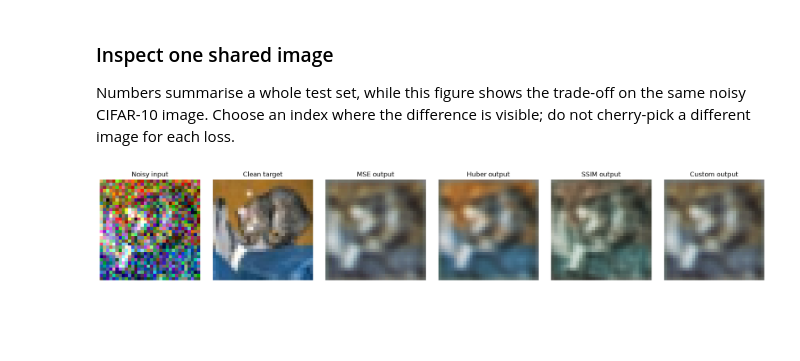
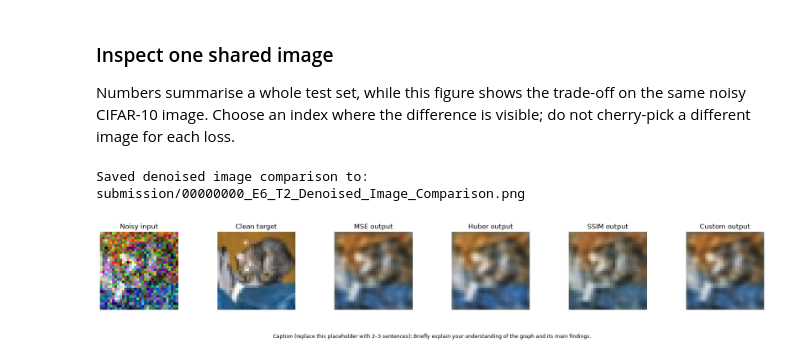
Before and after one commit to Shad0wSAMA/DeepLearningNotebooks, a Jupyter notebook: Filled/06_Autoencoders.ipynb, the cells around one changed output. Saved outputs shown, nothing was run; the diff lists cells and outputs as text; code cells hidden in the pictures; blank space fills up the shorter version.

```diff
--- a/Filled/06_Autoencoders.ipynb
+++ b/Filled/06_Autoencoders.ipynb
@@ -1111,7 +1190,7 @@ train(
 Let's now check how the reconstructed images look:
 # %%
 cnn_gt_model.eval()
-idx_example = np.random.randint(0, len(x_test_noise) - 1)
+idx_example = np.random.randint(0, len(x_test_noise))
 with torch.no_grad():
     noisy_input = torch.tensor(x_test_noise[idx_example:idx_example+2].transpose(0, 3, 1, 2), dtype=torch.float32).to(DEVICE)
     denoised_output = cnn_gt_model(noisy_input).cpu().numpy().transpose(0, 2, 3, 1)
@@ -1218,7 +1323,7 @@ print('Model with Skip Connections MSE: {:0.4f}'.format(mse))
 # %% [markdown]
 Let's visualise how the denoised images look:
 # %%
-idx_example = np.random.randint(0, len(x_test_noise) - 1)
+idx_example = np.random.randint(0, len(x_test_noise))
 with torch.no_grad():
     noisy_input = torch.tensor(
         x_test_noise[idx_example:idx_example+2].transpose(0, 3, 1, 2),
@@ -1370,7 +1481,13 @@ class AutoencoderSeg(nn.Module):
 
 
 # Training
-device = torch.device("cuda" if torch.cuda.is_available() else "cpu")
+if torch.cuda.is_available():
+    device = torch.device("cuda")
+elif torch.backends.mps.is_available():
+    device = torch.device("mps")
+else:
+    device = torch.device("cpu")
+
 model = AutoencoderSeg(num_classes=2).to(device)
 criterion = nn.CrossEntropyLoss()
 optimizer = optim.Adam(model.parameters(), lr=1e-4)
@@ -2052,6 +2302,23 @@ print(f"{'Loss':<10} {'MSE':>10} {'MAE':>10} {'PSNR':>10} {'SSIM':>10}")
 print('-' * 58)
 for name, metric in results.items():
     print(f"{name:<10} {metric['MSE']:>10.6f} {metric['MAE']:>10.6f} {metric['PSNR']:>10.2f} {metric['SSIM']:>10.4f}")
+
+import pandas as pd
+
+frame = pd.DataFrame(results).T.reset_index().rename(columns={'index': 'Loss'})
+fig, axis = plt.subplots(figsize=(10, 3.8))
+axis.axis('off')
+axis.set_title('Task 2: Denoising loss comparison')
+table = axis.table(cellText=frame.round(4).astype(str).values, colLabels=frame.columns,
+                   cellLoc='center', loc='center')
+table.auto_set_font_size(False)
+table.set_fontsize(9)
+table.scale(1, 1.6)
+fig.tight_layout()
+output_path = submission_path('E6_T2_Loss_Results_Table.png')
+fig.savefig(output_path, dpi=200, bbox_inches='tight')
+print(f'Saved loss comparison table to: {output_path}')
+plt.show()
 # %% [output]
 Loss              MSE        MAE       PSNR       SSIM
 ----------------------------------------------------------
@@ -2066,31 +2335,33 @@ Numbers summarise a whole test set, while this figure shows the trade-off on the
 # %%
 def plot_model_comparison(index=0):
     noisy, clean = test_dataset[index]
     noisy_batch = noisy.unsqueeze(0).to(DEVICE)
 
     images = [noisy.cpu(), clean.cpu()]
     titles = ['Noisy input', 'Clean target']
     for name in ['MSE', 'Huber', 'SSIM', 'Custom']:
         models[name].eval()
         with torch.no_grad():
             images.append(models[name](noisy_batch).cpu().squeeze(0))
         titles.append(f'{name} output')
 
     fig, axes = plt.subplots(1, 6, figsize=(18, 3))
     for ax, image, title in zip(axes, images, titles):
         ax.imshow(image.permute(1, 2, 0).numpy().clip(0, 1))
         ax.set_title(title)
         ax.axis('off')
     caption = (
-        f"The displayed outputs show how each loss trades pixel accuracy for structural similarity. "
-        f"The measured results are MSE={results['Custom']['MSE']:.4f}, MAE={results['Custom']['MAE']:.4f}, "
-        f"PSNR={results['Custom']['PSNR']:.2f} dB, and SSIM={results['Custom']['SSIM']:.4f}."
+        "Caption (replace this placeholder with 2–3 sentences): "
+        "Briefly explain your understanding of the graph and its main findings."
     )
     fig.text(0.5, 0.02, caption, ha="center", va="bottom", wrap=True, fontsize=9)
     plt.tight_layout(rect=(0, 0.22, 1, 1))
-    fig.savefig('CID_E6_T2_Denoised_Image_Comparison.png', dpi=220, bbox_inches='tight')
+    output_path = submission_path('E6_T2_Denoised_Image_Comparison.png')
+    fig.savefig(output_path, dpi=200, bbox_inches='tight')
+    print(f'Saved denoised image comparison to: {output_path}')
     plt.show()
 
 plot_model_comparison(index=0)
 # %% [output]
+Saved denoised image comparison to: submission/00000000_E6_T2_Denoised_Image_Comparison.png
-[figure, old version]
+[figure, new version]
```
Also changed, not shown: parts of 37 cells of this notebook, 3 other files.
